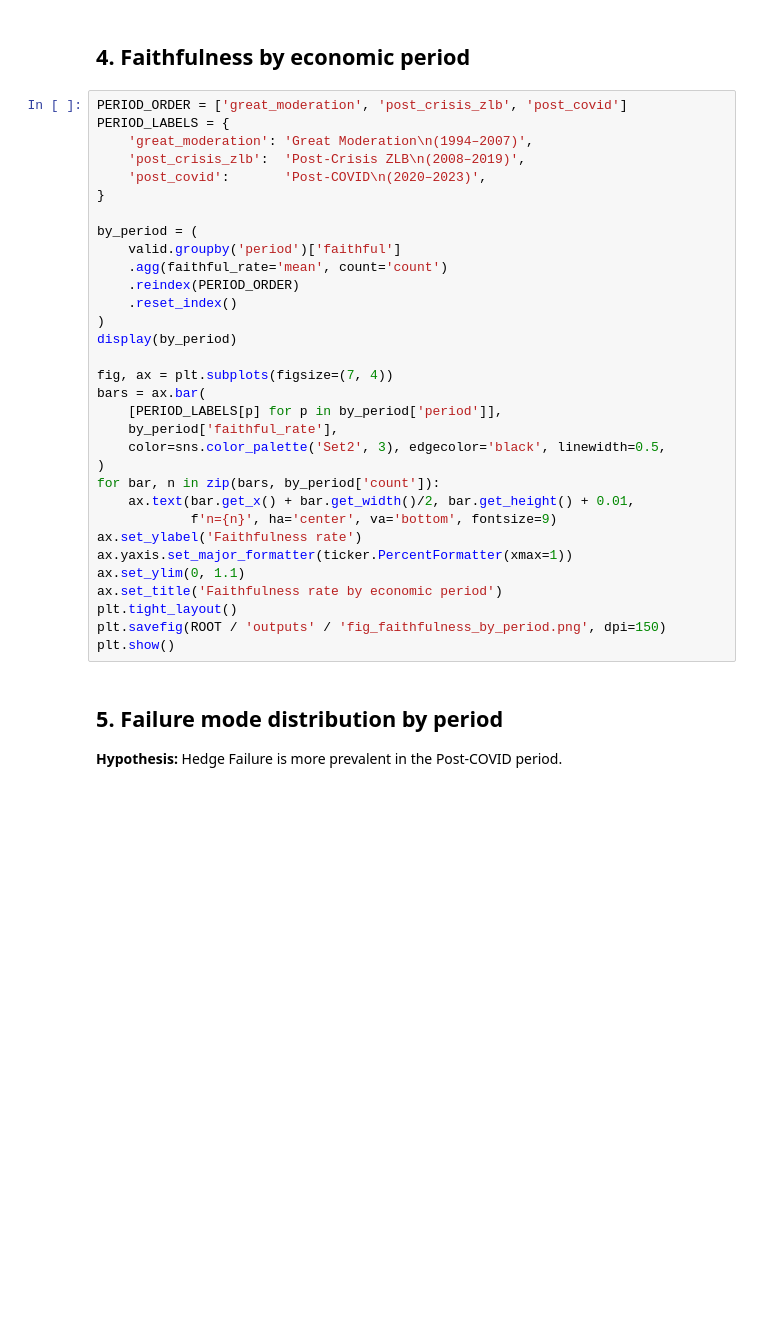
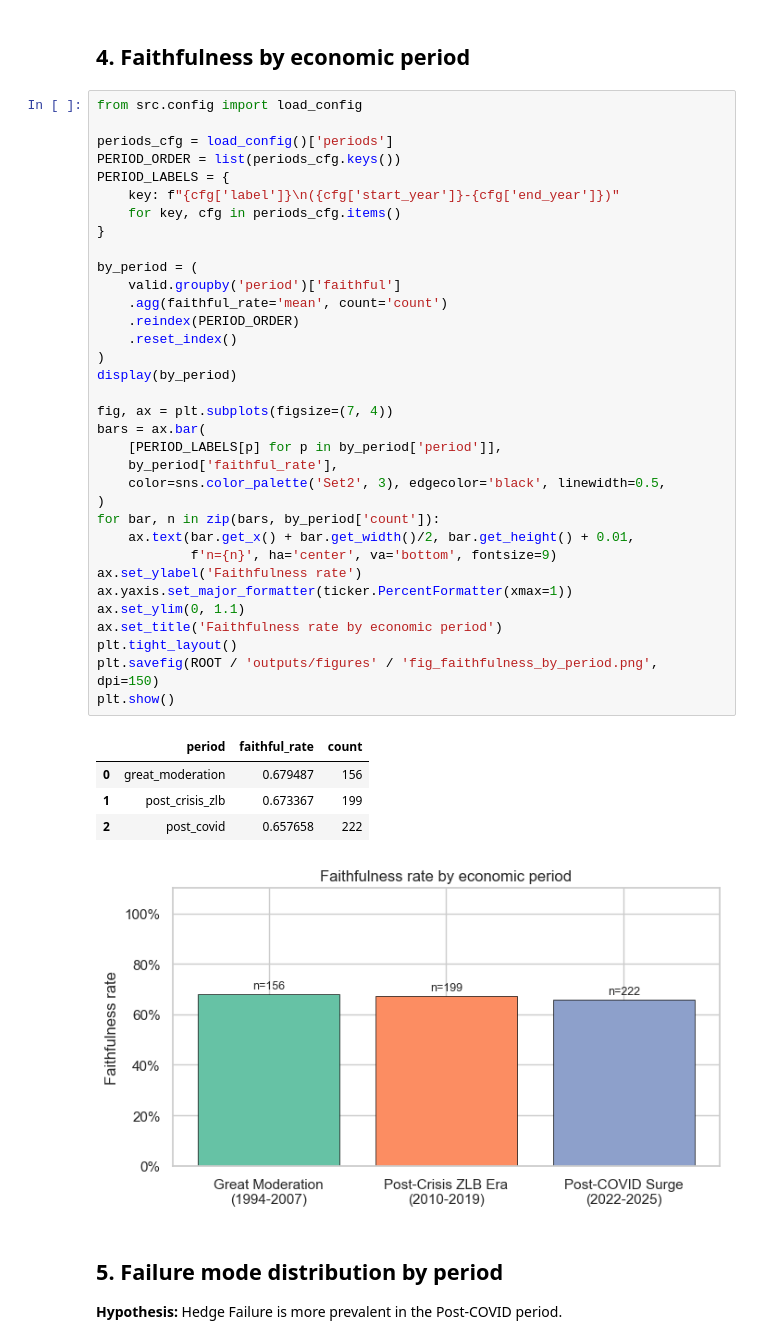
Before and after one commit to Flosam/fomc-causal-extraction, a Jupyter notebook: notebooks/03_analysis_and_viz.ipynb, the cells around one changed output. Drawn from its saved outputs; the diff is of its cells as text; blank space fills up the shorter version.

```diff
--- a/notebooks/03_analysis_and_viz.ipynb
+++ b/notebooks/03_analysis_and_viz.ipynb
@@ -68,37 +439,45 @@ plt.show()
 # %% [markdown]
 ## 4. Faithfulness by economic period
 # %%
-PERIOD_ORDER = ['great_moderation', 'post_crisis_zlb', 'post_covid']
+from src.config import load_config
+
+periods_cfg = load_config()['periods']
+PERIOD_ORDER = list(periods_cfg.keys())
 PERIOD_LABELS = {
-    'great_moderation': 'Great Moderation\n(1994–2007)',
-    'post_crisis_zlb':  'Post-Crisis ZLB\n(2008–2019)',
-    'post_covid':       'Post-COVID\n(2020–2023)',
+    key: f"{cfg['label']}\n({cfg['start_year']}-{cfg['end_year']})"
+    for key, cfg in periods_cfg.items()
 }
 
 by_period = (
     valid.groupby('period')['faithful']
     .agg(faithful_rate='mean', count='count')
     .reindex(PERIOD_ORDER)
     .reset_index()
 )
 display(by_period)
 
 fig, ax = plt.subplots(figsize=(7, 4))
 bars = ax.bar(
     [PERIOD_LABELS[p] for p in by_period['period']],
     by_period['faithful_rate'],
     color=sns.color_palette('Set2', 3), edgecolor='black', linewidth=0.5,
 )
 for bar, n in zip(bars, by_period['count']):
     ax.text(bar.get_x() + bar.get_width()/2, bar.get_height() + 0.01,
             f'n={n}', ha='center', va='bottom', fontsize=9)
 ax.set_ylabel('Faithfulness rate')
 ax.yaxis.set_major_formatter(ticker.PercentFormatter(xmax=1))
 ax.set_ylim(0, 1.1)
 ax.set_title('Faithfulness rate by economic period')
 plt.tight_layout()
-plt.savefig(ROOT / 'outputs' / 'fig_faithfulness_by_period.png', dpi=150)
+plt.savefig(ROOT / 'outputs/figures' / 'fig_faithfulness_by_period.png', dpi=150)
 plt.show()
+# %% [output]
+|  | period | faithful_rate | count |
+| 0 | great_moderation | 0.679487 | 156 |
+| 1 | post_crisis_zlb | 0.673367 | 199 |
+| 2 | post_covid | 0.657658 | 222 |
+[figure, added]
 # %% [markdown]
 ## 5. Failure mode distribution by period
 
```
Also changed, not shown: parts of 18 cells of this notebook, 39 other files.
